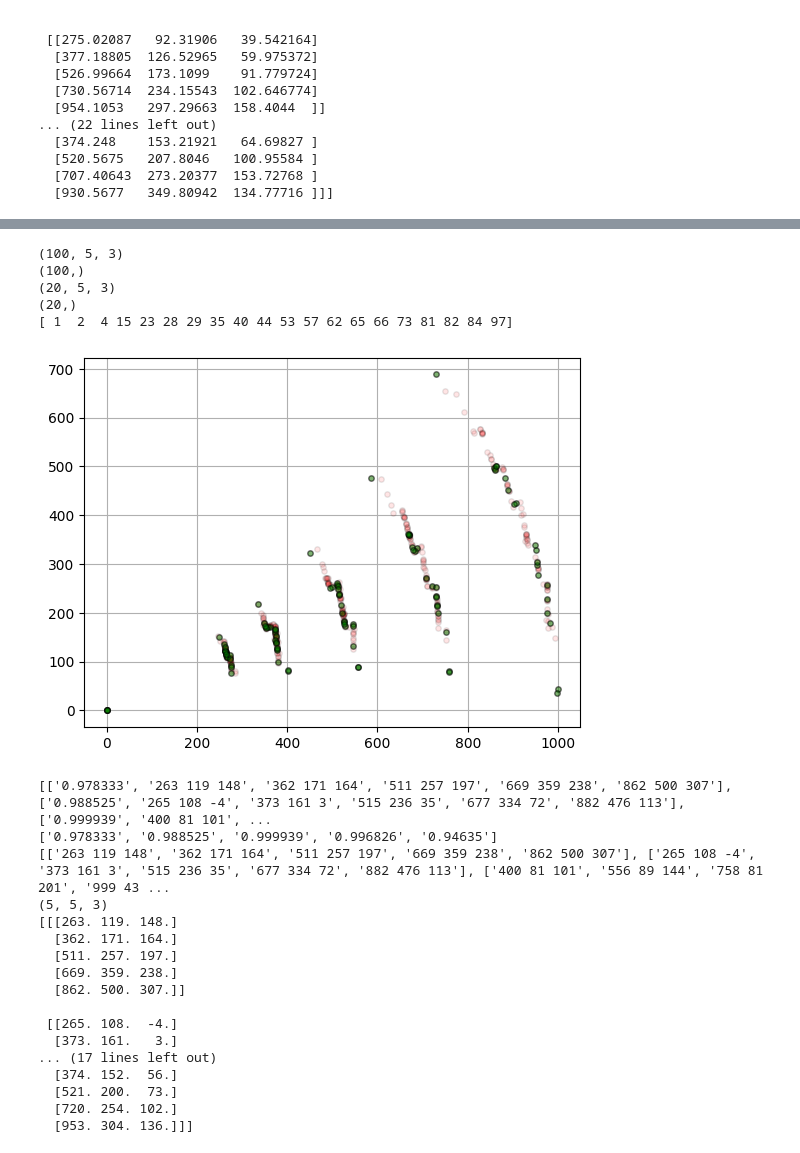
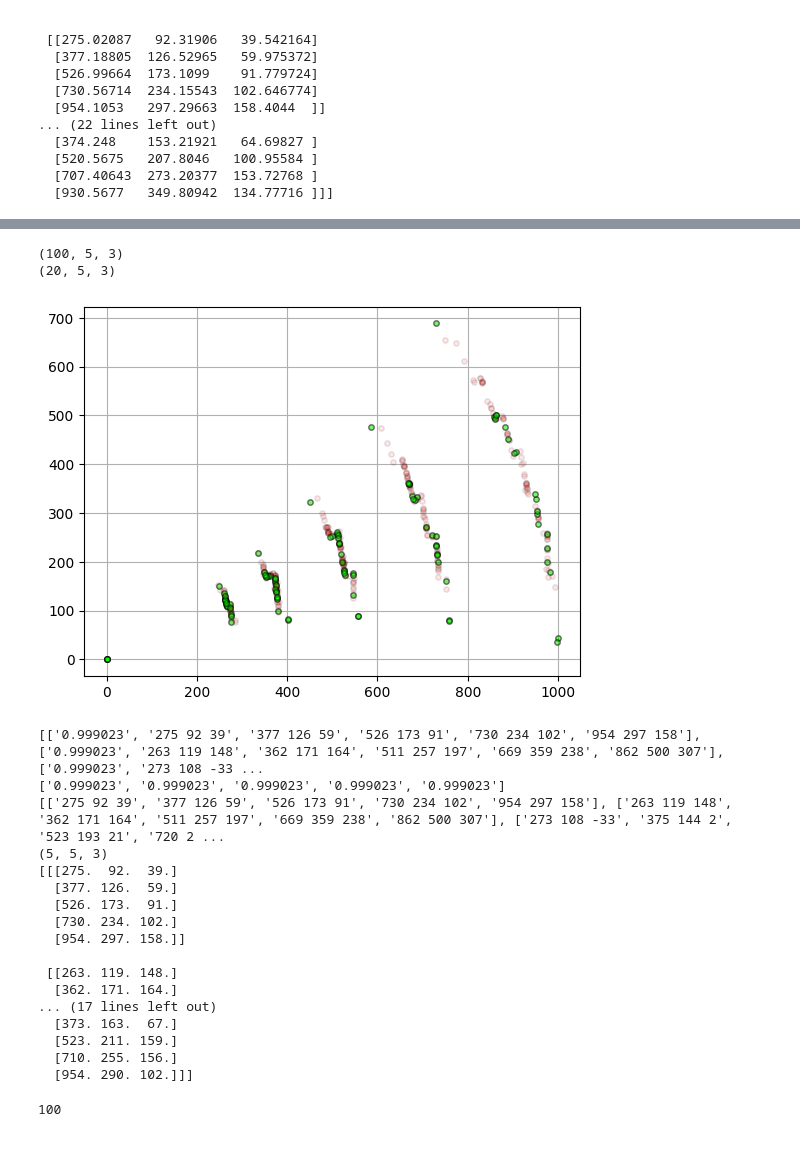
Before and after one commit to dfurle/HitWarrior, a Jupyter notebook: tb_files/data_converter.ipynb, the cells around one changed output, grey strips where cells are left out. Drawn from its saved outputs; the diff is of its cells as text; code cells hidden in the pictures.

```diff
--- a/tb_files/data_converter.ipynb
+++ b/tb_files/data_converter.ipynb
@@ -3,7 +43,7 @@ import numpy as np
 
 full_in_data = []
 
-with open("tb_track_data.dat", "r") as file:
+with open("data/tb_track_data.dat", "r") as file:
   for i in range(100):
     line = file.readline()
     line = line.strip()
@@ -17,12 +57,9 @@ full_in_data = np.array(full_in_data)
 print("full in data:")
 print(full_in_data)
 
-
-
-
 out_data = []
 
-with open("tb_NNscore.dat", "r") as file:
+with open("data/tb_NNscore.dat", "r") as file:
   for i in range(100):
     line = file.readline()
     line = line.strip()
@@ -35,7 +72,6 @@ with open("tb_NNscore.dat", "r") as file:
 
 out_data = np.array(out_data)
 print("\nout data:")
-print(out_data)
 # %% [output]
 full in data:
 [[276.00345  379.07703  546.0151   ...  97.06505  110.08161  187.81969 ]
@@ -160,31 +197,40 @@ print(out_data[62])
 # %%
-trim_track = in_data[:100]
-trim_NN = out_data[:100]
+TRIM_VAL = 1000
+
+# trim_track = in_data[:TRIM_VAL]
+# trim_NN = nnscores[:TRIM_VAL]
+# trim_true = truths[:TRIM_VAL]
+
+
+trim_track = in_data[:TRIM_VAL]
+trim_NN = out_data[:TRIM_VAL]
 
 print(trim_track.shape)
-print(trim_NN.shape)
 
 THRESHOLD = 0.5
 trim2_track = trim_track[trim_NN > THRESHOLD]
 trim2_NN = trim_NN[trim_NN > THRESHOLD]
+# trim2_true = trim_true[trim_NN > THRESHOLD]
 trim2_ids = np.arange(len(trim_track))[trim_NN > THRESHOLD]
 
+# trim2_track = trim_track[trim_true > THRESHOLD]
+# trim2_NN = trim_NN[trim_true > THRESHOLD]
+# trim2_true = trim_true[trim_true > THRESHOLD]
+# trim2_ids = np.arange(len(trim_track))[trim_true > THRESHOLD]
+
 print(trim2_track.shape)
-print(trim2_NN.shape)
-print(trim2_ids)
+# print(trim2_NN.shape)
+# print(trim2_ids)
 # %% [output]
 (100, 5, 3)
-(100,)
 (20, 5, 3)
-(20,)
-[ 1  2  4 15 23 28 29 35 40 44 53 57 62 65 66 73 81 82 84 97]
 # %%
 plt.scatter(trim_track[:,:,0], trim_track[:,:,1], s=15, edgecolor='black', color='red', alpha=0.1, zorder=2)
-plt.scatter(trim2_track[:,:,0], trim2_track[:,:,1], s=15, edgecolor='black', color='green', alpha=0.5, zorder=2)
+plt.scatter(trim2_track[:,:,0], trim2_track[:,:,1], s=15, edgecolor='black', color='lime', alpha=0.5, zorder=2)
 plt.grid(True)
 plt.show()
 # %% [output]
-[figure, old version]
+[figure, new version]
 # %%
 with open("tb_output.dat", 'r') as file:
   data = file.read().split("\n")[:-1]
@@ -213,23 +259,27 @@ tracks = np.array(tracks)
 print(tracks.shape)
 print(tracks)
 # %% [output]
-[['0.978333', '263 119 148', '362 171 164', '511 257 197', '669 359 238', '862 500 307'], ['0.988525', '265 108 -4', '373 161 3', '515 236 35', '677 334 72', '882 476 113'], ['0.999939', '400 81 101', ...
-['0.978333', '0.988525', '0.999939', '0.996826', '0.94635']
-[['263 119 148', '362 171 164', '511 257 197', '669 359 238', '862 500 307'], ['265 108 -4', '373 161 3', '515 236 35', '677 334 72', '882 476 113'], ['400 81 101', '556 89 144', '758 81 201', '999 43 ...
+[['0.999023', '275 92 39', '377 126 59', '526 173 91', '730 234 102', '954 297 158'], ['0.999023', '263 119 148', '362 171 164', '511 257 197', '669 359 238', '862 500 307'], ['0.999023', '273 108 -33 ...
+['0.999023', '0.999023', '0.999023', '0.999023', '0.999023']
+[['275 92 39', '377 126 59', '526 173 91', '730 234 102', '954 297 158'], ['263 119 148', '362 171 164', '511 257 197', '669 359 238', '862 500 307'], ['273 108 -33', '375 144 2', '523 193 21', '720 2 ...
 (5, 5, 3)
-[[[263. 119. 148.]
+[[[275.  92.  39.]
+  [377. 126.  59.]
+  [526. 173.  91.]
+  [730. 234. 102.]
+  [954. 297. 158.]]
+
+ [[263. 119. 148.]
   [362. 171. 164.]
-  [511. 257. 197.]
-  [669. 359. 238.]
-  [862. 500. 307.]]
-
- [[265. 108.  -4.]
-  [373. 161.   3.]
 ... (17 lines left out)
-  [374. 152.  56.]
-  [521. 200.  73.]
-  [720. 254. 102.]
-  [953. 304. 136.]]]
+  [373. 163.  67.]
+  [523. 211. 159.]
+  [710. 255. 156.]
+  [954. 290. 102.]]]
+# %%
+len(trim_track)
+# %% [output]
+100
 # %%
 plt.scatter(trim_track[:,:,0], trim_track[:,:,1], s=15, edgecolor='black', color='pink', alpha=0.1, zorder=2, label="All Data")
 # plt.scatter(trim2_track[:,:,0], trim2_track[:,:,1], s=15, edgecolor='black', color='green', alpha=0.3, zorder=3, label="NNScore>0.7")
```
Also changed, not shown: parts of 14 cells of this notebook, 14 other files.
